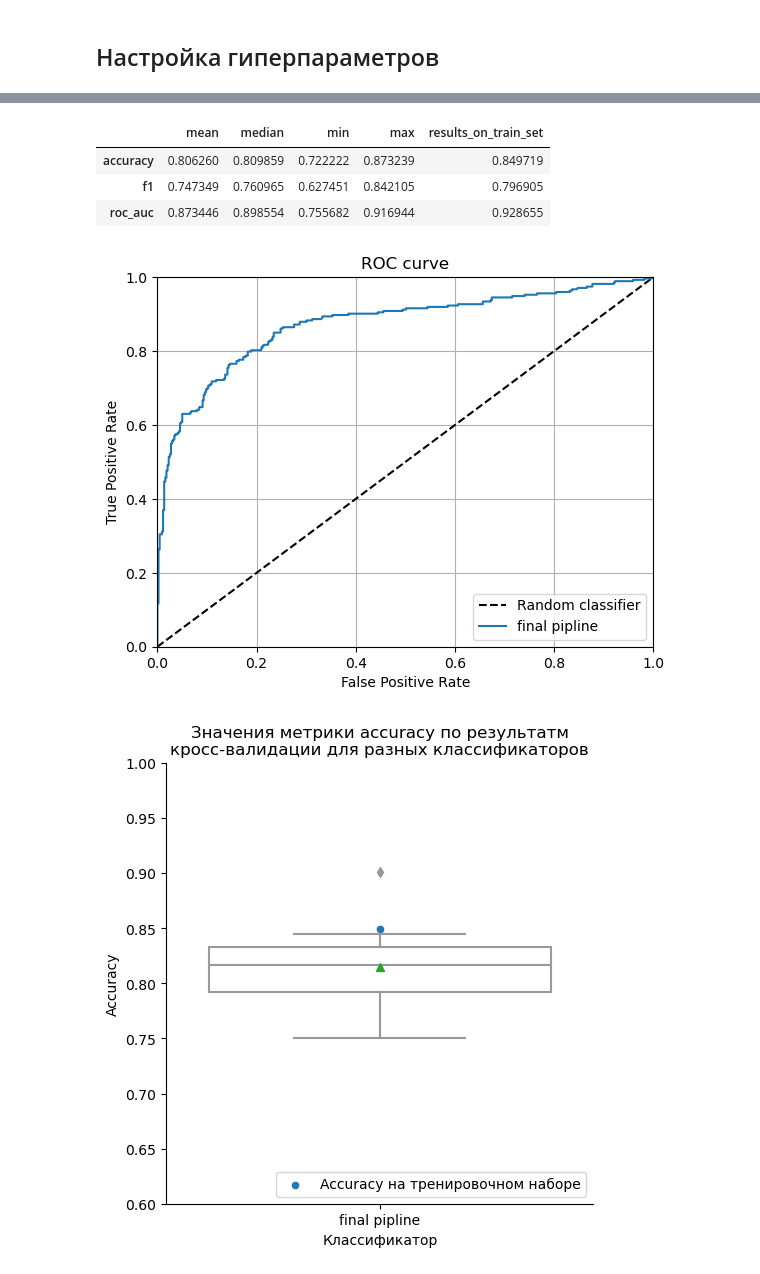
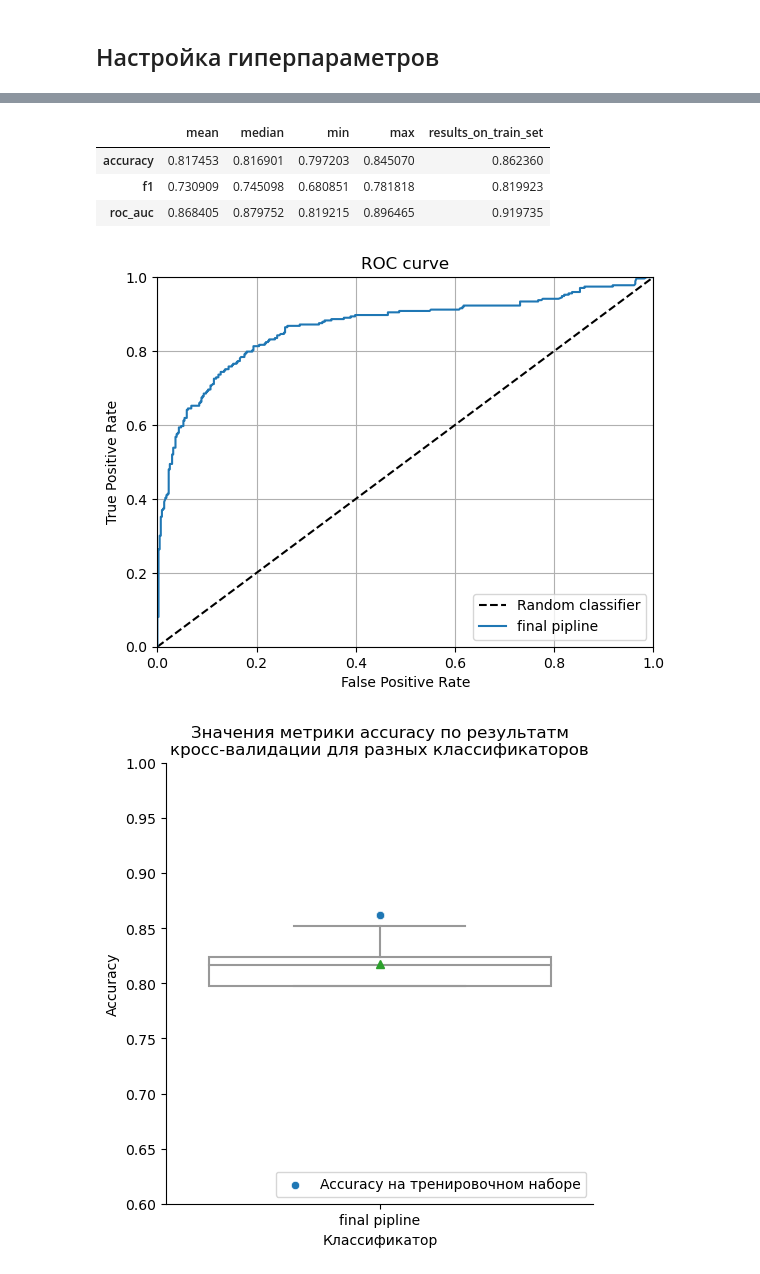
Before and after one commit to AlekseiBogachev/Titanic-Machine-Learning-from-Disaster, a Jupyter notebook: sources/Random Forest.ipynb, the cells around one changed output, grey strips where cells are left out. Drawn from its saved outputs; the diff is of its cells as text; code cells hidden in the pictures.

```diff
--- a/sources/Random Forest.ipynb
+++ b/sources/Random Forest.ipynb
@@ -95,7 +95,7 @@ warnings.simplefilter(action='ignore', category=FutureWarning)
 
 
 SEED = 42
-CV = 10
+CV = 5
 
 
 %matplotlib inline
@@ -329,13 +225,11 @@ pipe = Pipeline([
     ('cabin_encoder', CabinEncoder),
     ('ticket_encoder', TicketEncoder),
     ('FareAgeComb', CombFareAge),
-    ('FarePclassComb', CombFarePclass),
     ('SibSpFamilyComb', CombSibSpFamily),
     ('ParchFamilyComb', CombParchFamily),
 
     ('col_selector', ColumnTransformer([
         ('drop', 'drop', ['PassengerId', 'Name']),
-        ('is_family', Binarizer(), ['Family']),
         ('title_sex_comb',
          Pipeline([('imputer', SimpleImputer(strategy='most_frequent')),
                    ('encoder', TargetEncoder()),
@@ -347,7 +241,7 @@ pipe = Pipeline([
          Pipeline([('imputer', SimpleImputer(strategy='most_frequent')),
                    ('encoder', TargetEncoder()),
                   ]),
-         ['Pclass', 'Sex', 'Embarked', 'Title', 'Cabin', 'Ticket']
+         ['Pclass', 'Embarked', 'Cabin', 'Ticket']
         ),
         ('features_discr',
          Pipeline([
@@ -355,17 +249,19 @@ pipe = Pipeline([
              ('discretizer', KBinsDiscretizer(n_bins=4, encode='ordinal', strategy='quantile')),
              ('encoder', TargetEncoder(cols=[0, 1, 2])),
          ]),
-         ['Age', 'Fare', 'FareAgeComb', 'FarePclassComb']
+         ['Age', 'Fare', 'FareAgeComb']
         ),
         ('num_features',
          Pipeline([
              ('imputer', SimpleImputer(strategy='median')),
              ('scaler', StandardScaler()),
          ]),
-         ['Age', 'Fare', 'FareAgeComb', 'SibSp', 'Parch', 'Family', 'FarePclassComb', 'SibSpFamilyComb', 'ParchFamilyComb']
+         ['Age', 'FareAgeComb', 'Family', 'SibSpFamilyComb', 'ParchFamilyComb']
         ),
-    ], remainder='passthrough')
+    ], remainder='drop')
     ),
+
+    ('feature_selector', SelectKBest(score_func=lambda X, y: mutual_info_classif(X, y, n_neighbors=100))),
 
     ('classifier', RandomForestClassifier())
 ])
@@ -412,13 +308,15 @@ final pipline
 ## Настройка гиперпараметров
 # %%
 params = {
-    'col_selector__features_discr__discretizer__n_bins': [5, 6, 7],
+    'col_selector__features_discr__discretizer__n_bins': [4],
 
-    'classifier__n_estimators': np.linspace(50, 55, 6, dtype='int'),
+    'feature_selector__k': list(range(6, 14)),
 
-    'classifier__max_depth': list(range(15, 20)),
+    'classifier__n_estimators': list(range(38, 50)),
 
-    'classifier__min_samples_split': list(range(43, 48)),
+    'classifier__max_depth': list(range(3, 11)),
+
+    'classifier__min_samples_split': list(range(25, 36)),
 }
 
 
@@ -442,7 +340,7 @@ get_performance_of_one_model(model=grid_search.best_estimator_,
                              label='final pipline',
                              scoring='accuracy',
                              cv=CV,
-                             n_jobs=-2,
+                             n_jobs=-1,
                              method='predict_proba'
                             )
 # %% [output]
@@ -451,11 +349,11 @@ Fitting 10 folds for each of 450 candidates, totalling 4500 fits
 final pipline
 Значения метрик для final pipline
 |  | mean | median | min | max | results_on_train_set |
-| accuracy | 0.806260 | 0.809859 | 0.722222 | 0.873239 | 0.849719 |
-| f1 | 0.747349 | 0.760965 | 0.627451 | 0.842105 | 0.796905 |
-| roc_auc | 0.873446 | 0.898554 | 0.755682 | 0.916944 | 0.928655 |
+| accuracy | 0.817453 | 0.816901 | 0.797203 | 0.845070 | 0.862360 |
+| f1 | 0.730909 | 0.745098 | 0.680851 | 0.781818 | 0.819923 |
+| roc_auc | 0.868405 | 0.879752 | 0.819215 | 0.896465 | 0.919735 |
-[figure, old version]
+[figure, new version]
-[figure, old version]
+[figure, new version]
 # %%
 disp = ConfusionMatrixDisplay(confusion_matrix=confusion_matrix(y_train, grid_search.best_estimator_.predict(X_train)),
                               display_labels=grid_search.best_estimator_.classes_
```
Also changed, not shown: parts of 15 cells of this notebook, 4 other files.
